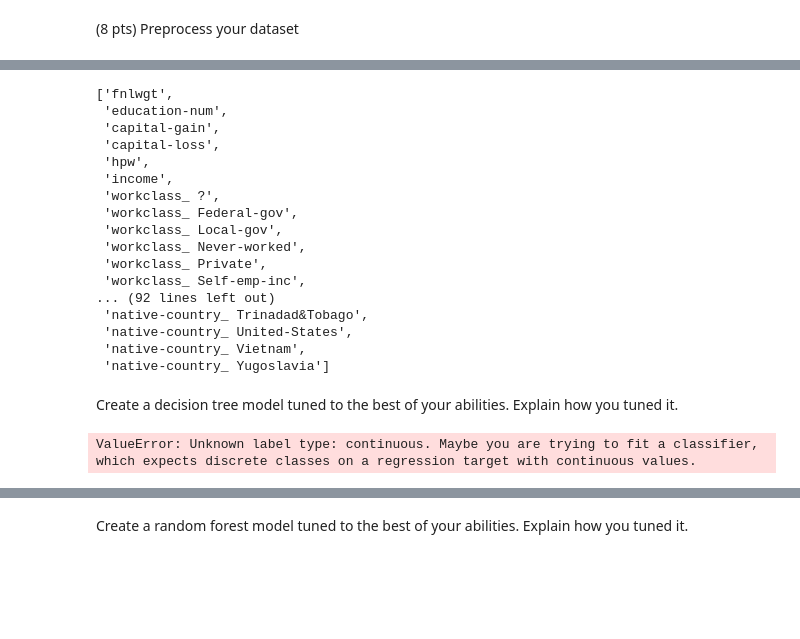
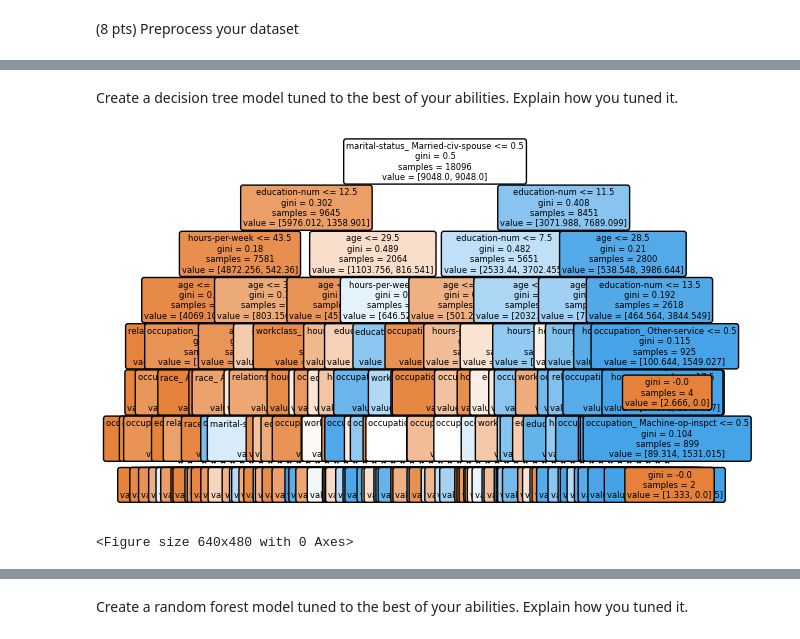
Before and after one commit to aachoudhary/aarushi-csci_1070, a Jupyter notebook: Homework/week10.ipynb, the cells around one changed output, grey strips where cells are left out. Drawn from its saved outputs; the diff is of its cells as text; code cells hidden in the pictures; blank space fills up the shorter version.

```diff
--- a/Homework/week10.ipynb
+++ b/Homework/week10.ipynb
@@ -53,17 +24,0 @@ df
-# %%
-df['income'] = np.where(df['income'].str.contains('<=50K'),'0',df['income'])
-df['income'] = np.where(df['income'].str.contains('>50K'),'1',df['income'])
-
-
-
-df.dropna(inplace=True)
-df.rename(columns={'hours-per-week' : 'hpw',}, inplace=True)
-
-numeric = ['age', 'hpw', 'income']
-scaler = StandardScaler()
-df[numeric] = scaler.fit_transform(df[numeric])
-
-categorical = ['workclass', 'education', 'marital-status', 'occupation',
-               'relationship', 'race', 'sex', 'native-country']
-df = pd.get_dummies(df, columns= categorical)
-df
@@ -84,23 +25,13 @@ df
-# %%
-features = list(df.columns[1:])
-features
-# %% [output]
-['fnlwgt',
- 'education-num',
- 'capital-gain',
- 'capital-loss',
- 'hpw',
- 'income',
- 'workclass_ ?',
- 'workclass_ Federal-gov',
- 'workclass_ Local-gov',
- 'workclass_ Never-worked',
- 'workclass_ Private',
- 'workclass_ Self-emp-inc',
-... (92 lines left out)
- 'native-country_ Trinadad&Tobago',
- 'native-country_ United-States',
- 'native-country_ Vietnam',
- 'native-country_ Yugoslavia']
+# %%
+df.columns = ['age', 'workclass', 'fnlwgt', 'education', 'education-num', 'marital-status', 'occupation', 'relationship',
+              'race', 'sex', 'capital-gain', 'capital-loss', 'hours-per-week', 'native-country', 'income']
+
+df = df[(df.astype(str) != ' ?').all(axis=1)]
+
+df['income_new'] = df.apply(lambda row: 1 if '>50K'in row['income'] else 0, axis=1)
+
+df = df.drop(['income','fnlwgt','capital-gain','capital-loss','native-country'], axis=1)
+
+df = pd.get_dummies(df, columns=['workclass', 'education', 'marital-status', 'occupation', 'relationship', 'race', 'sex'])
 # %% [markdown]
 Create a decision tree model tuned to the best of your abilities. Explain how you tuned it.
@@ -117,11 +38,25 @@ X_train, X_test, y_train, y_test = train_test_split(X,y,
 # %%
-model = tree.DecisionTreeClassifier(max_depth = 3, random_state=42)
+X = df.drop('income_new', axis=1)
+y = df['income_new']
 
+
+#split data into training and test sets
+X_train, X_test, y_train, y_test = train_test_split(X,y,
+                                                    test_size=0.4, random_state=32)
+model = tree.DecisionTreeClassifier(class_weight = 'balanced', max_depth = 7, random_state=42)
 model = model.fit(X_train, y_train)
 y_pred = model.predict(X_test)
 
-accuracy = accuracy_score(y_test, y_pred)
+scaler = StandardScaler()
+X_train_scaled = scaler.fit_transform(X_train)
+X_test_scaled = scaler.transform(X_test)
+
+
 tree.plot_tree(model, feature_names = list(X.columns),
                filled=True, fontsize=6, rounded=True)
+
+plt.show()
+plt.savefig("tree.svg")
 # %% [output]
+[figure, added]
-ValueError: Unknown label type: continuous. Maybe you are trying to fit a classifier, which expects discrete classes on a regression target with continuous values.
+<Figure size 640x480 with 0 Axes>
```
Also changed, not shown: parts of 19 cells of this notebook, 5 other files.
